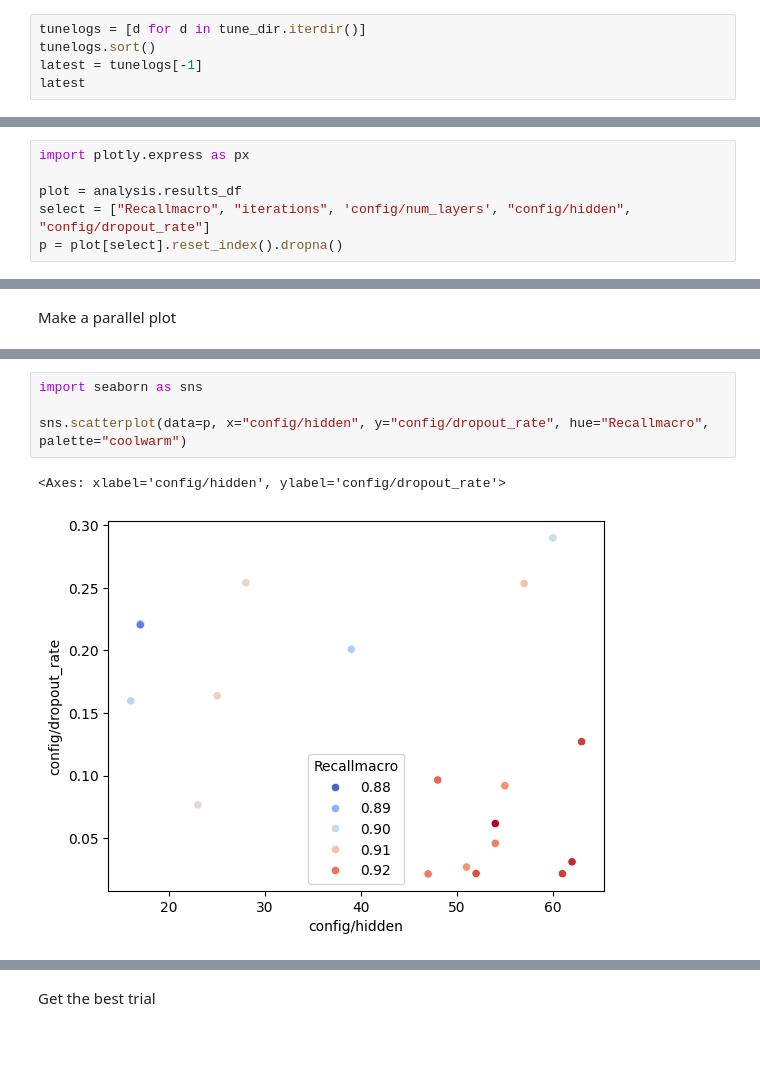
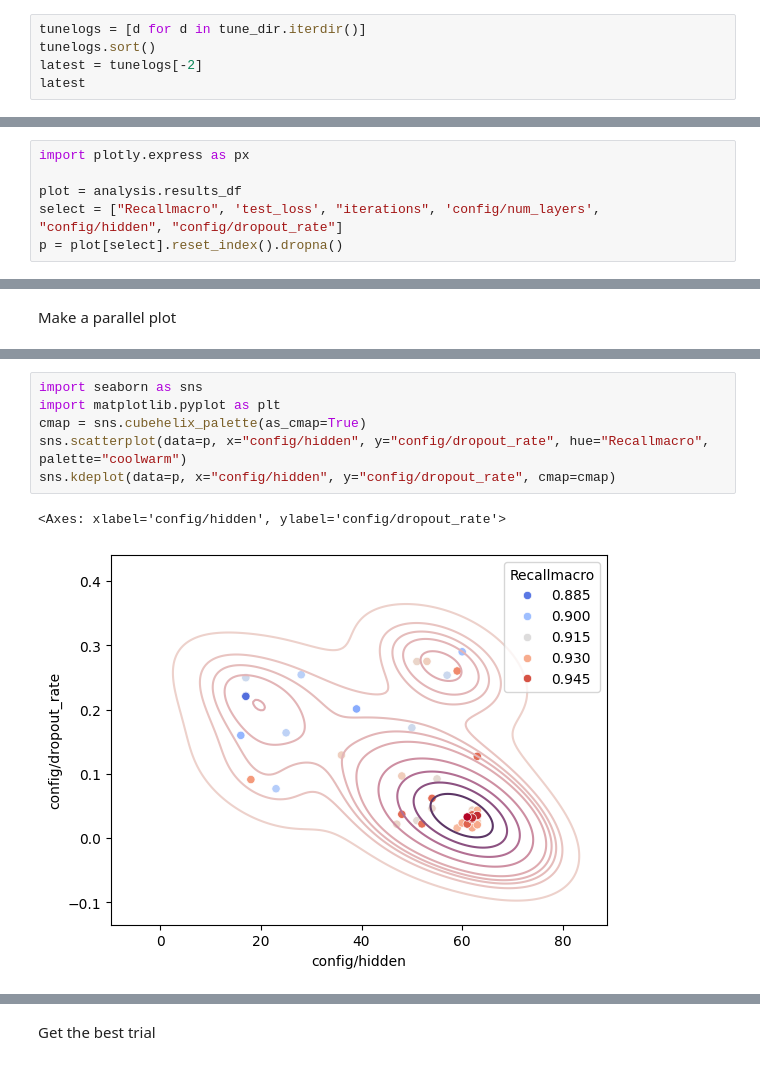
Before and after one commit to FalcovdH/MADS-exam-24-FalcovdHoogen, a Jupyter notebook: notebooks/04_ray.ipynb, the cells around one changed output, grey strips where cells are left out. Saved outputs shown, nothing was run; the diff lists cells and outputs as text.

Commit message:
Linting and last tests

```diff
--- a/notebooks/04_ray.ipynb
+++ b/notebooks/04_ray.ipynb
@@ -17,7 +17,7 @@ True
 # %%
 tunelogs = [d for d in tune_dir.iterdir()]
 tunelogs.sort()
-latest = tunelogs[-1]
+latest = tunelogs[-2]
 latest
 # %% [output]
 PosixPath('/home/azureuser/code/mads-exam-24-FalcovdHoogen/models/ray/train_2024-07-04_19-44-29')
@@ -52,7 +52,7 @@ Let's focus on the parameters we wanted to tune.
 import plotly.express as px
 
 plot = analysis.results_df
-select = ["Recallmacro", "iterations", 'config/num_layers', "config/hidden", "config/dropout_rate"]
+select = ["Recallmacro", 'test_loss', "iterations", 'config/num_layers', "config/hidden", "config/dropout_rate"]
 p = plot[select].reset_index().dropna()
 # %% [markdown]
 Let's sort by accuracy
@@ -67,11 +67,13 @@ px.parallel_coordinates(p, color="Recallmacro")
 [interactive output not drawn]
 # %%
 import seaborn as sns
-
+import matplotlib.pyplot as plt
+cmap = sns.cubehelix_palette(as_cmap=True)
 sns.scatterplot(data=p, x="config/hidden", y="config/dropout_rate", hue="Recallmacro", palette="coolwarm")
+sns.kdeplot(data=p, x="config/hidden", y="config/dropout_rate", cmap=cmap)
 # %% [output]
 <Axes: xlabel='config/hidden', ylabel='config/dropout_rate'>
-[figure, old version]
+[figure, new version]
 # %%
 import matplotlib.pyplot as plt
 cmap = sns.cubehelix_palette(as_cmap=True)
```
Also changed, not shown: parts of 5 cells of this notebook, 12 other files.
